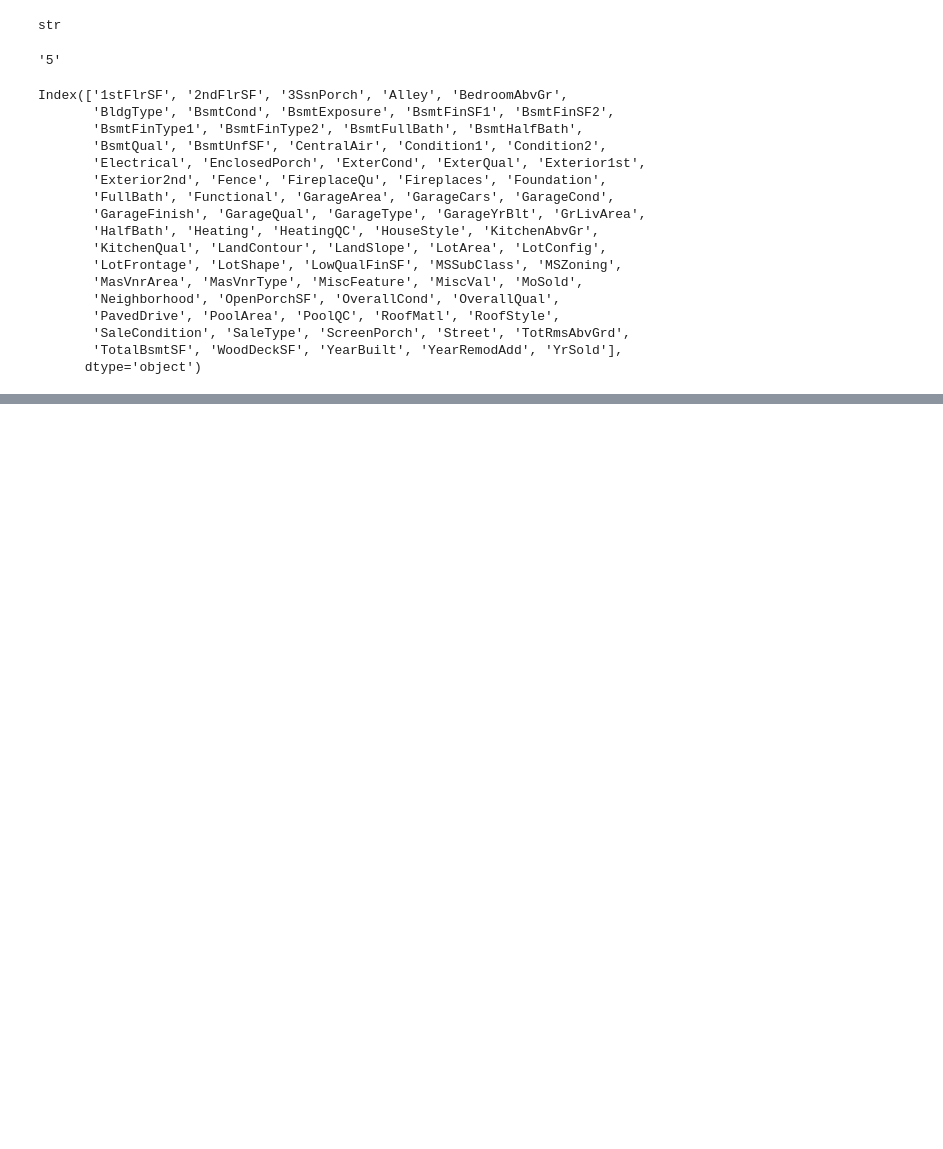
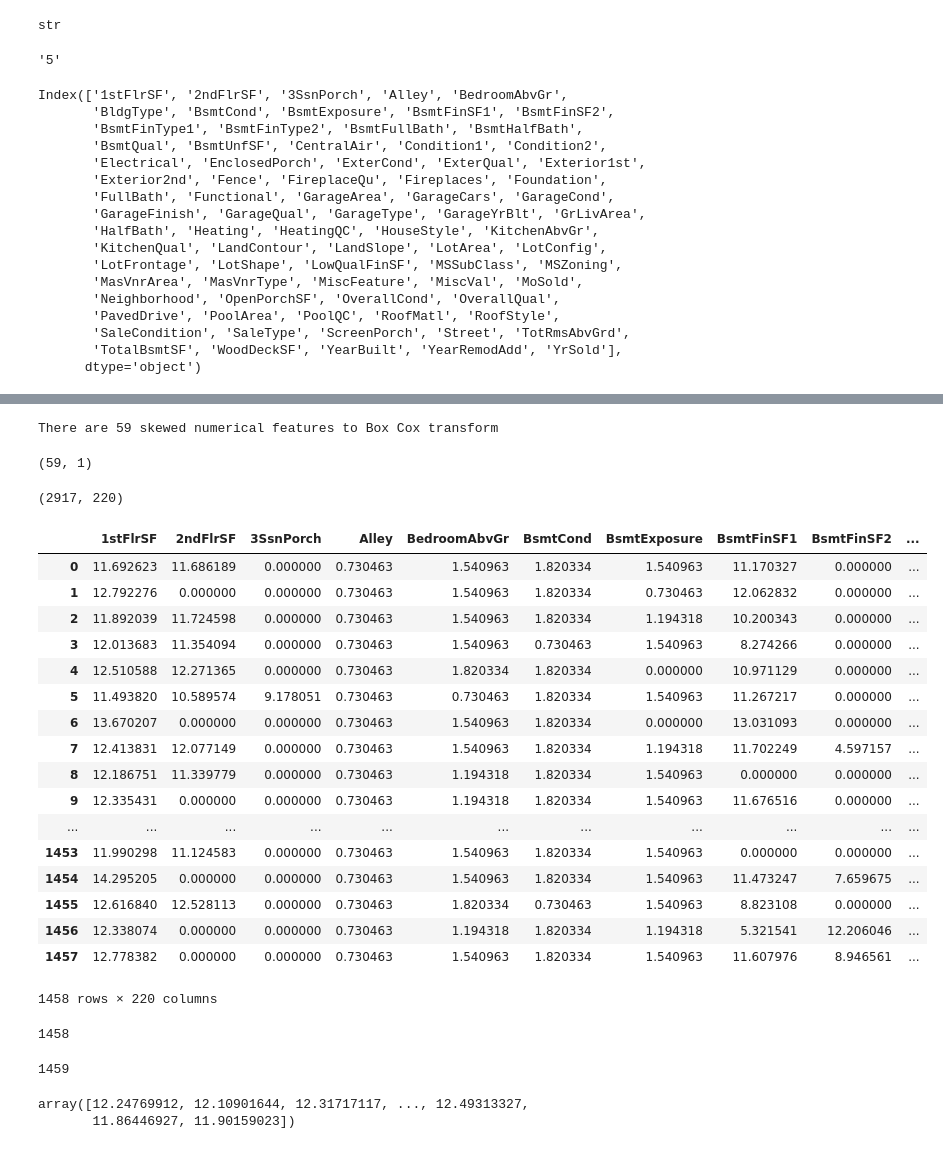
Before and after one commit to candincevc/KagglePractice, a Jupyter notebook: houseprice/houseprice.ipynb, the cells around one changed output, grey strips where cells are left out. Cells and saved outputs as stored; diff of their text form; code cells hidden in the pictures; blank space fills up the shorter version.

```diff
--- a/houseprice/houseprice.ipynb
+++ b/houseprice/houseprice.ipynb
@@ -477,0 +543,8 @@ Name: 3SsnPorch, Length: 2917, dtype: int64
+# %%
+print("There are {} skewed numerical features to Box Cox transform".format(skewness.shape[0]))
+# %% [output]
+There are 59 skewed numerical features to Box Cox transform
+# %%
+skewness.shape
+# %% [output]
+(59, 1)
@@ -477,0 +555,6 @@ Name: 3SsnPorch, Length: 2917, dtype: int64
+# %%
+lam = 0.15
+# %%
+for feat in skewed_features:
+    #all_data[feat] += 1
+    all_data[feat] = boxcox1p(all_data[feat], lam)
@@ -477,0 +563,38 @@ Name: 3SsnPorch, Length: 2917, dtype: int64
+# %%
+all_data = pd.get_dummies(all_data)
+# %%
+print(all_data.shape)
+# %% [output]
+(2917, 220)
+# %%
+train = all_data[:ntrain]
+test = all_data[ntrain:]
+# %%
+train
+# %% [output]
+|  | 1stFlrSF | 2ndFlrSF | 3SsnPorch | Alley | BedroomAbvGr | BsmtCond | BsmtExposure | BsmtFinSF1 | BsmtFinSF2 | ... |
+| 0 | 11.692623 | 11.686189 | 0.000000 | 0.730463 | 1.540963 | 1.820334 | 1.540963 | 11.170327 | 0.000000 | ... |
+| 1 | 12.792276 | 0.000000 | 0.000000 | 0.730463 | 1.540963 | 1.820334 | 0.730463 | 12.062832 | 0.000000 | ... |
+| 2 | 11.892039 | 11.724598 | 0.000000 | 0.730463 | 1.540963 | 1.820334 | 1.194318 | 10.200343 | 0.000000 | ... |
+| 3 | 12.013683 | 11.354094 | 0.000000 | 0.730463 | 1.540963 | 0.730463 | 1.540963 | 8.274266 | 0.000000 | ... |
+| 4 | 12.510588 | 12.271365 | 0.000000 | 0.730463 | 1.820334 | 1.820334 | 0.000000 | 10.971129 | 0.000000 | ... |
+| 5 | 11.493820 | 10.589574 | 9.178051 | 0.730463 | 0.730463 | 1.820334 | 1.540963 | 11.267217 | 0.000000 | ... |
+| 6 | 13.670207 | 0.000000 | 0.000000 | 0.730463 | 1.540963 | 1.820334 | 0.000000 | 13.031093 | 0.000000 | ... |
+| 7 | 12.413831 | 12.077149 | 0.000000 | 0.730463 | 1.540963 | 1.820334 | 1.194318 | 11.702249 | 4.597157 | ... |
+| 8 | 12.186751 | 11.339779 | 0.000000 | 0.730463 | 1.194318 | 1.820334 | 1.540963 | 0.000000 | 0.000000 | ... |
+| 9 | 12.335431 | 0.000000 | 0.000000 | 0.730463 | 1.194318 | 1.820334 | 1.540963 | 11.676516 | 0.000000 | ... |
+| ... | ... | ... | ... | ... | ... | ... | ... | ... | ... | ... |
+| 1453 | 11.990298 | 11.124583 | 0.000000 | 0.730463 | 1.540963 | 1.820334 | 1.540963 | 0.000000 | 0.000000 | ... |
+| 1454 | 14.295205 | 0.000000 | 0.000000 | 0.730463 | 1.540963 | 1.820334 | 1.540963 | 11.473247 | 7.659675 | ... |
+| 1455 | 12.616840 | 12.528113 | 0.000000 | 0.730463 | 1.820334 | 0.730463 | 1.540963 | 8.823108 | 0.000000 | ... |
+| 1456 | 12.338074 | 0.000000 | 0.000000 | 0.730463 | 1.194318 | 1.820334 | 1.194318 | 5.321541 | 12.206046 | ... |
+| 1457 | 12.778382 | 0.000000 | 0.000000 | 0.730463 | 1.540963 | 1.820334 | 1.540963 | 11.607976 | 8.946561 | ... |
+1458 rows × 220 columns
+# %%
+len(train)
+# %% [output]
+1458
+# %%
+len(test)
+# %% [output]
+1459
@@ -477,0 +619,5 @@ Name: 3SsnPorch, Length: 2917, dtype: int64
+# %%
+y_train
+# %% [output]
+array([12.24769912, 12.10901644, 12.31717117, ..., 12.49313327,
+       11.86446927, 11.90159023])
```
Also changed, not shown: parts of 51 cells of this notebook.
